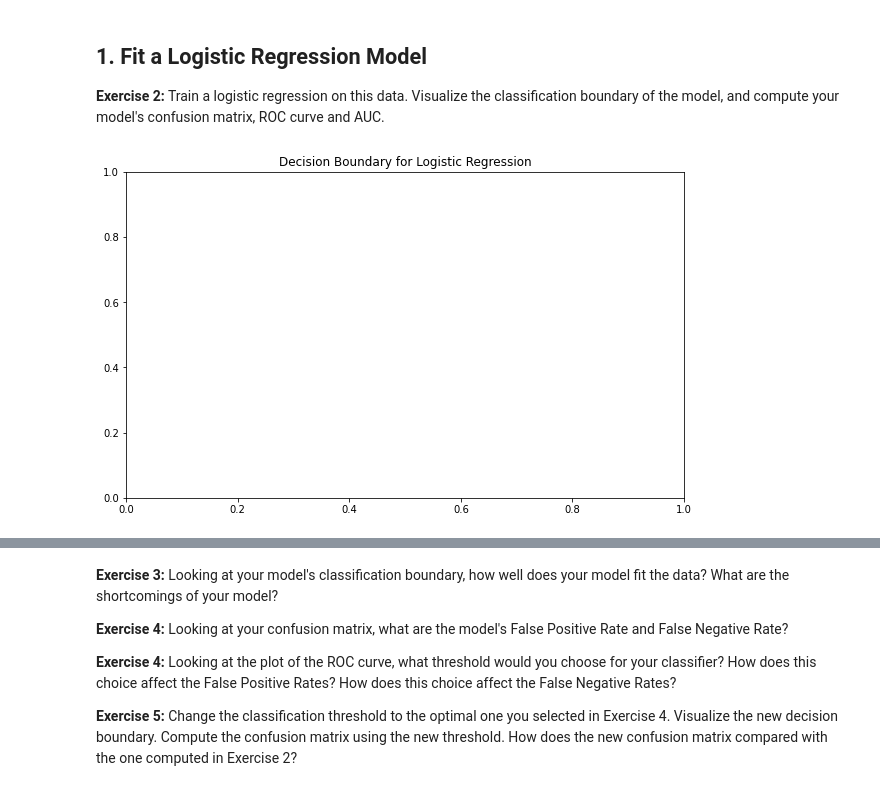
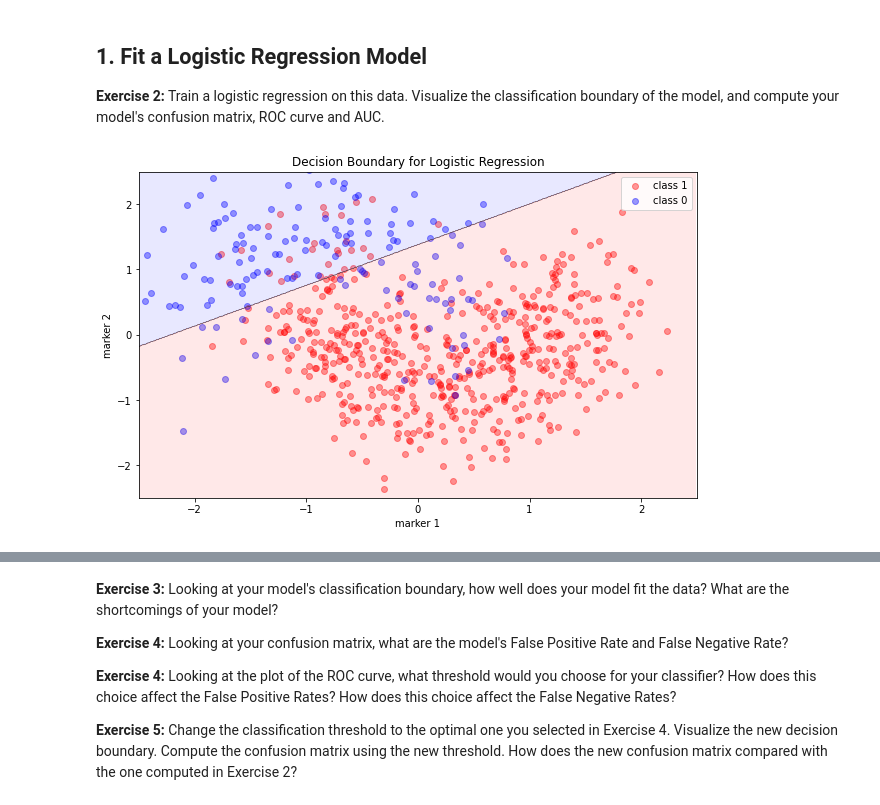
Before and after one commit to krosenfeld-IDM/Rwanda-Data-Science-NBs, a Jupyter notebook: week2/07_Neural_Networks_for_Classification.ipynb, the cells around one changed output, grey strips where cells are left out. Saved outputs shown, nothing was run; the diff lists cells and outputs as text; code cells hidden in the pictures.

```diff
--- a/week2/07_Neural_Networks_for_Classification.ipynb
+++ b/week2/07_Neural_Networks_for_Classification.ipynb
@@ -106,7 +104,7 @@ def plot_decision_boundary(x, y, model, ax, limit=None, poly_degree=1, threshold
         polynomial_features = PolynomialFeatures(degree=poly_degree)
         xx = polynomial_features.fit_transform(xx)
     if threshold != 0.5:
-      if isinstance(model.predict(xx)[0], float):
+      if isinstance(model.predict_proba(xx).ravel()[0], float):
         yy_prob = model.predict_proba(xx)[:, 1]
         yy = yy_prob
       else:
@@ -189,15 +187,16 @@ plt.show()
 **Exercise 2:** Train a logistic regression on this data. Visualize the classification boundary of the model, and compute your model's confusion matrix, ROC curve and AUC.
 # %%
 # Step 1. Fit a logistic regression
-# COMPLETE
+logistic_regression = LogisticRegression()
+logistic_regression.fit(X_train, Y_train)
 
 # Step 2. Visualize the decision boundary
 fig, ax = plt.subplots(1, 1, figsize=(10, 6))
-#plot_decision_boundary(X_train, Y_train, logistic_regression, ax)
+plot_decision_boundary(X_train, Y_train, logistic_regression, ax)
 ax.set_title('Decision Boundary for Logistic Regression')
 plt.show()
 # %% [output]
-[figure, old version]
+[figure, new version]
 # %%
 ### Evaluate the training and testing performance of your model
 # Step 1: Predict using your model
```
Also changed, not shown: parts of 16 cells of this notebook, 12 other files.
